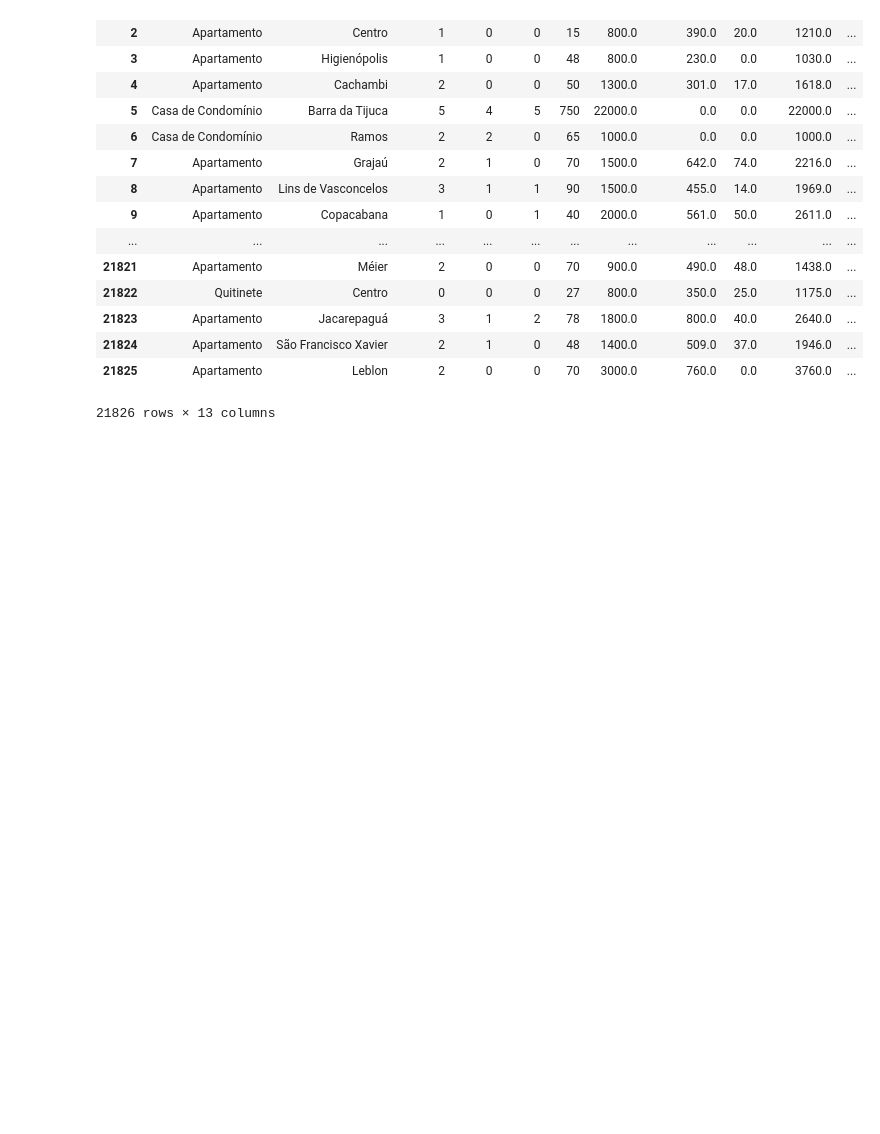
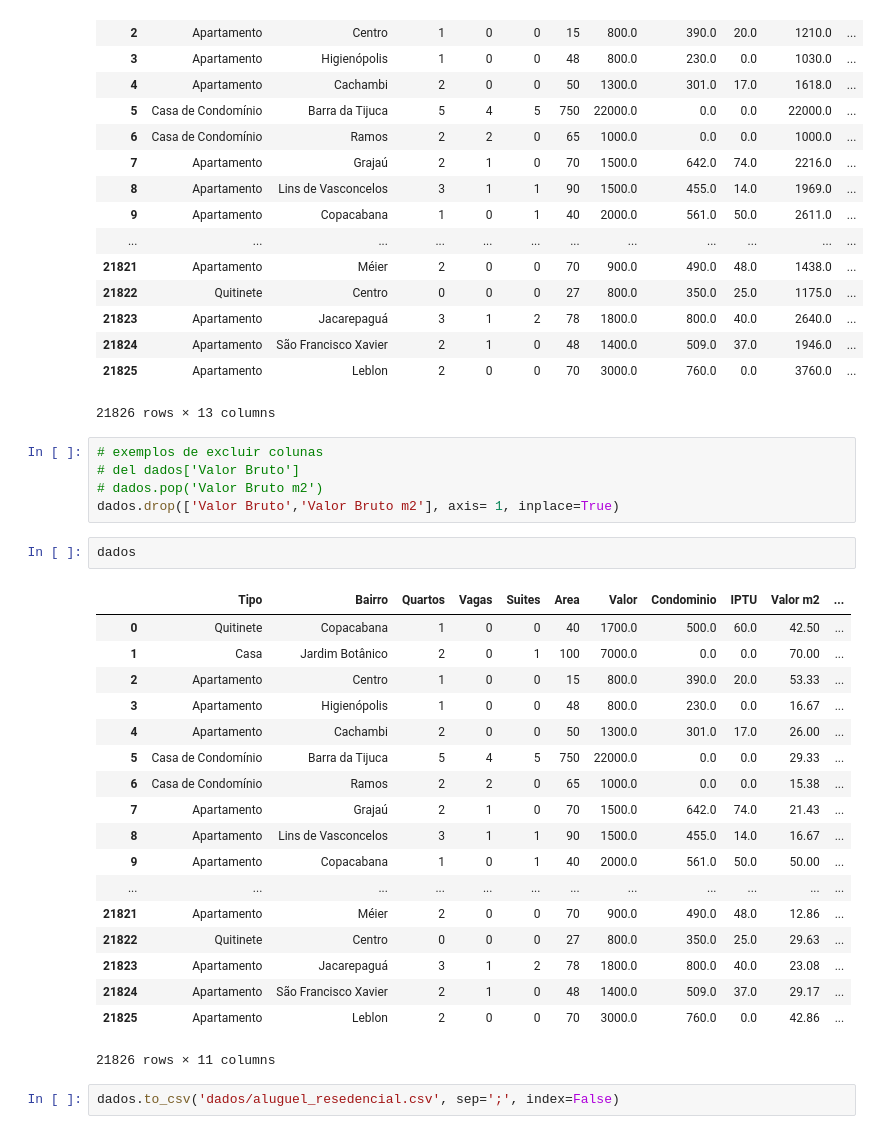
Before and after one commit to henriquewestphal/Python-Panda, a Jupyter notebook: trabalhando_com_variaveis.ipynb, the cells around one changed output. Cells and saved outputs as stored; diff of their text form; blank space fills up the shorter version.

```diff
--- a/trabalhando_com_variaveis.ipynb
+++ b/trabalhando_com_variaveis.ipynb
@@ -82,3 +82,31 @@ dados
 | 21824 | Apartamento | São Francisco Xavier | 2 | 1 | 0 | 48 | 1400.0 | 509.0 | 37.0 | 1946.0 | ... |
 | 21825 | Apartamento | Leblon | 2 | 0 | 0 | 70 | 3000.0 | 760.0 | 0.0 | 3760.0 | ... |
 21826 rows × 13 columns
+# %%
+# exemplos de excluir colunas
+# del dados['Valor Bruto']
+# dados.pop('Valor Bruto m2')
+dados.drop(['Valor Bruto','Valor Bruto m2'], axis= 1, inplace=True)
+# %%
+dados
+# %% [output]
+|  | Tipo | Bairro | Quartos | Vagas | Suites | Area | Valor | Condominio | IPTU | Valor m2 | ... |
+| 0 | Quitinete | Copacabana | 1 | 0 | 0 | 40 | 1700.0 | 500.0 | 60.0 | 42.50 | ... |
+| 1 | Casa | Jardim Botânico | 2 | 0 | 1 | 100 | 7000.0 | 0.0 | 0.0 | 70.00 | ... |
+| 2 | Apartamento | Centro | 1 | 0 | 0 | 15 | 800.0 | 390.0 | 20.0 | 53.33 | ... |
+| 3 | Apartamento | Higienópolis | 1 | 0 | 0 | 48 | 800.0 | 230.0 | 0.0 | 16.67 | ... |
+| 4 | Apartamento | Cachambi | 2 | 0 | 0 | 50 | 1300.0 | 301.0 | 17.0 | 26.00 | ... |
+| 5 | Casa de Condomínio | Barra da Tijuca | 5 | 4 | 5 | 750 | 22000.0 | 0.0 | 0.0 | 29.33 | ... |
+| 6 | Casa de Condomínio | Ramos | 2 | 2 | 0 | 65 | 1000.0 | 0.0 | 0.0 | 15.38 | ... |
+| 7 | Apartamento | Grajaú | 2 | 1 | 0 | 70 | 1500.0 | 642.0 | 74.0 | 21.43 | ... |
+| 8 | Apartamento | Lins de Vasconcelos | 3 | 1 | 1 | 90 | 1500.0 | 455.0 | 14.0 | 16.67 | ... |
+| 9 | Apartamento | Copacabana | 1 | 0 | 1 | 40 | 2000.0 | 561.0 | 50.0 | 50.00 | ... |
+| ... | ... | ... | ... | ... | ... | ... | ... | ... | ... | ... | ... |
+| 21821 | Apartamento | Méier | 2 | 0 | 0 | 70 | 900.0 | 490.0 | 48.0 | 12.86 | ... |
+| 21822 | Quitinete | Centro | 0 | 0 | 0 | 27 | 800.0 | 350.0 | 25.0 | 29.63 | ... |
+| 21823 | Apartamento | Jacarepaguá | 3 | 1 | 2 | 78 | 1800.0 | 800.0 | 40.0 | 23.08 | ... |
+| 21824 | Apartamento | São Francisco Xavier | 2 | 1 | 0 | 48 | 1400.0 | 509.0 | 37.0 | 29.17 | ... |
+| 21825 | Apartamento | Leblon | 2 | 0 | 0 | 70 | 3000.0 | 760.0 | 0.0 | 42.86 | ... |
+21826 rows × 11 columns
+# %%
+dados.to_csv('dados/aluguel_resedencial.csv', sep=';', index=False)
```
